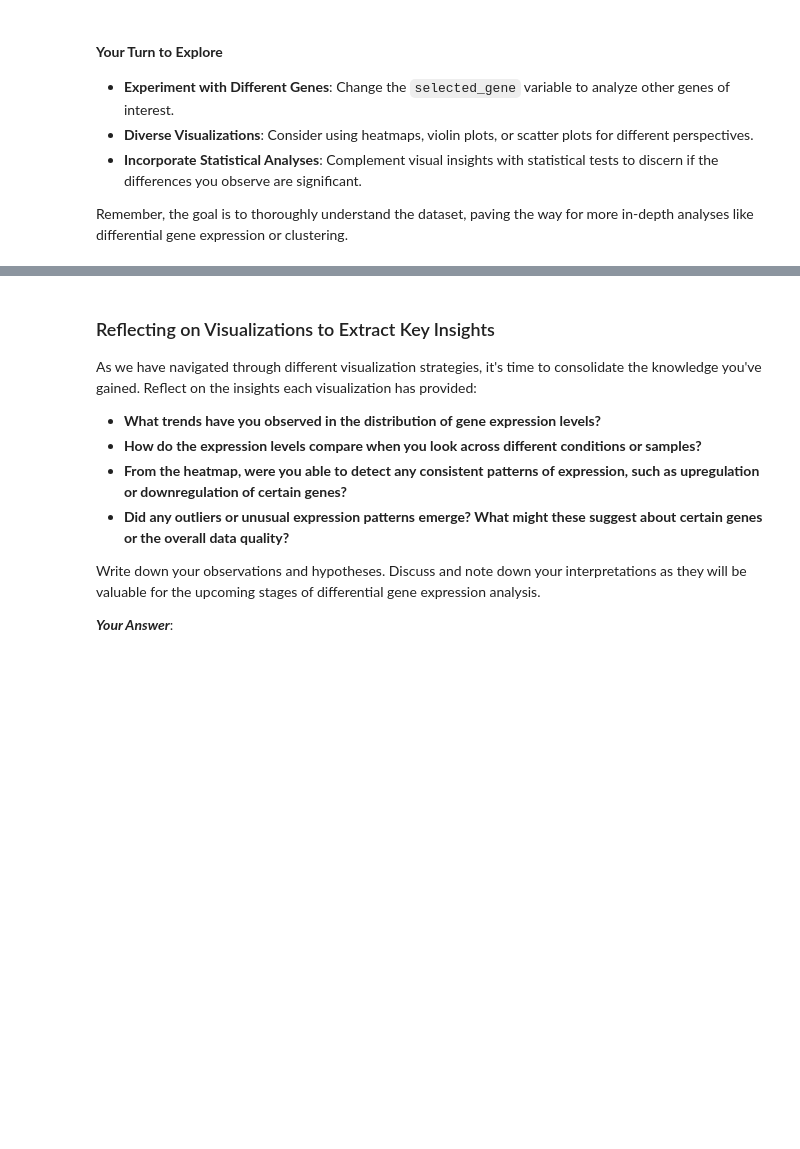
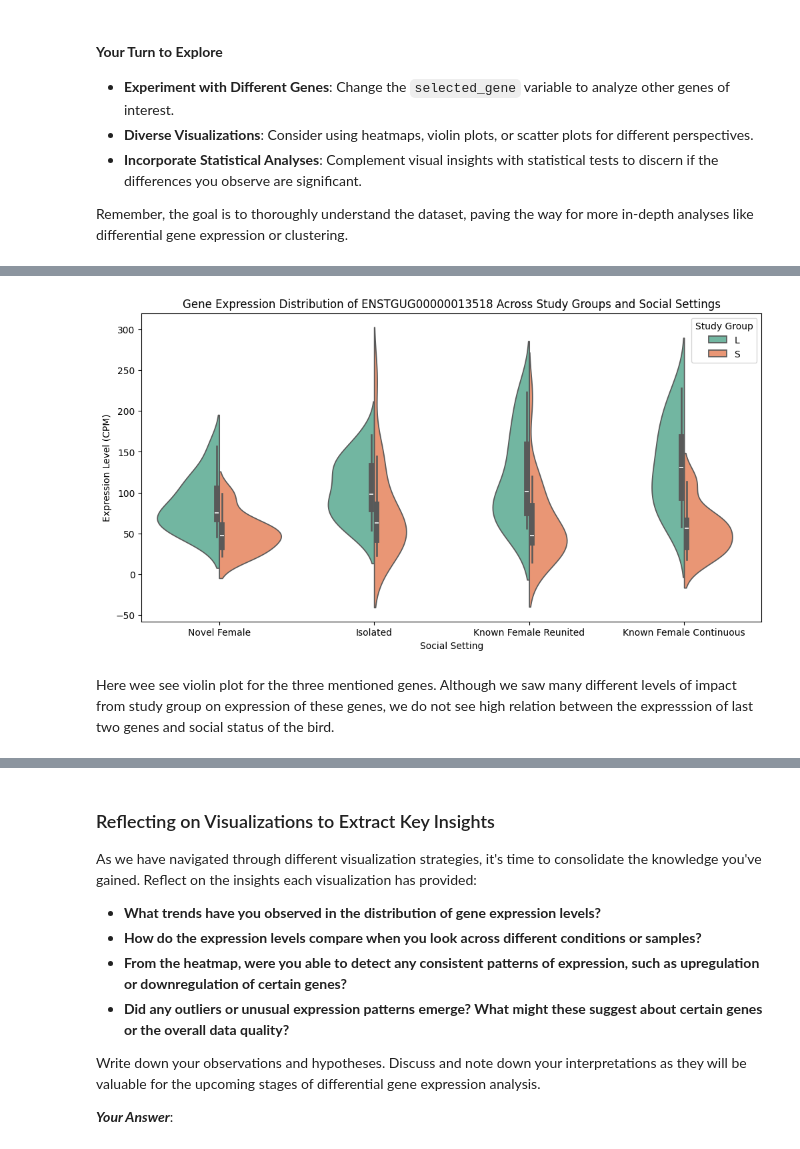
Before and after one commit to taranehkhosrojerdi/Intro-to-Bioinformatics-course-project, a Jupyter notebook: Neural and Immunological Responses of Zebra Finches/Songbird-Study.ipynb, the cells around one changed output, grey strips where cells are left out. Saved outputs shown, nothing was run; the diff lists cells and outputs as text; code cells hidden in the pictures; blank space fills up the shorter version.

```diff
--- a/Neural and Immunological Responses of Zebra Finches/Songbird-Study.ipynb
+++ b/Neural and Immunological Responses of Zebra Finches/Songbird-Study.ipynb
@@ -458,3 +494,16 @@ plt.show()
+# %%
+# Example: Create a violin plot for a specific gene
+plt.figure(figsize=(12, 6))
+sns.violinplot(x='social_settting', y='ENSTGUG00000013518', hue='study_group', data=df, palette="Set2", split=True)
+plt.title('Gene Expression Distribution of ' + 'ENSTGUG00000013518' + ' Across Study Groups and Social Settings')
+plt.ylabel('Expression Level (CPM)')
+plt.xlabel('Social Setting')
+plt.legend(title='Study Group')
+plt.show()
+# %% [output]
+[figure, added]
+# %% [markdown]
+Here wee see violin plot for the three mentioned genes. Although we saw many different levels of impact from study group on expression of these genes, we do not see high relation between the expresssion of last two genes and social status of the bird.
 # %%
 # Example: Create a scatter plot for two genes
 gene1 = 'ENSTGUG00000001666'
```
Also changed, not shown: parts of 21 cells of this notebook.
